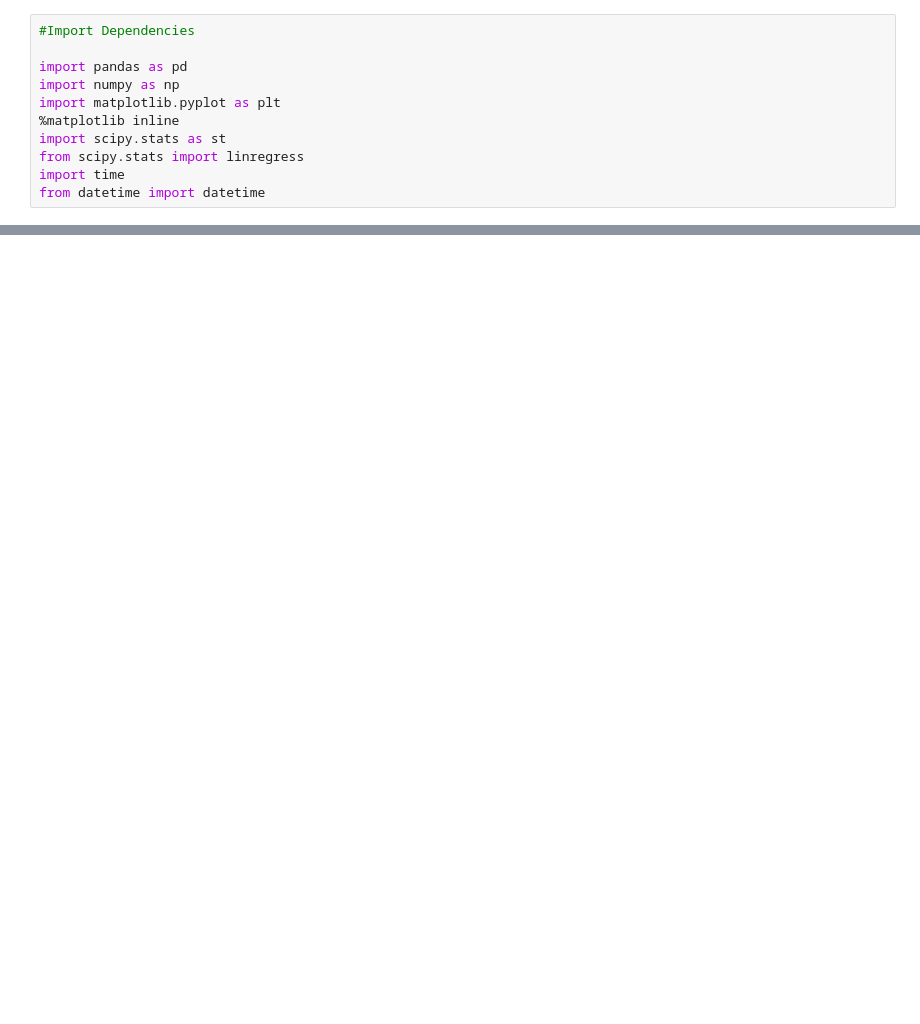
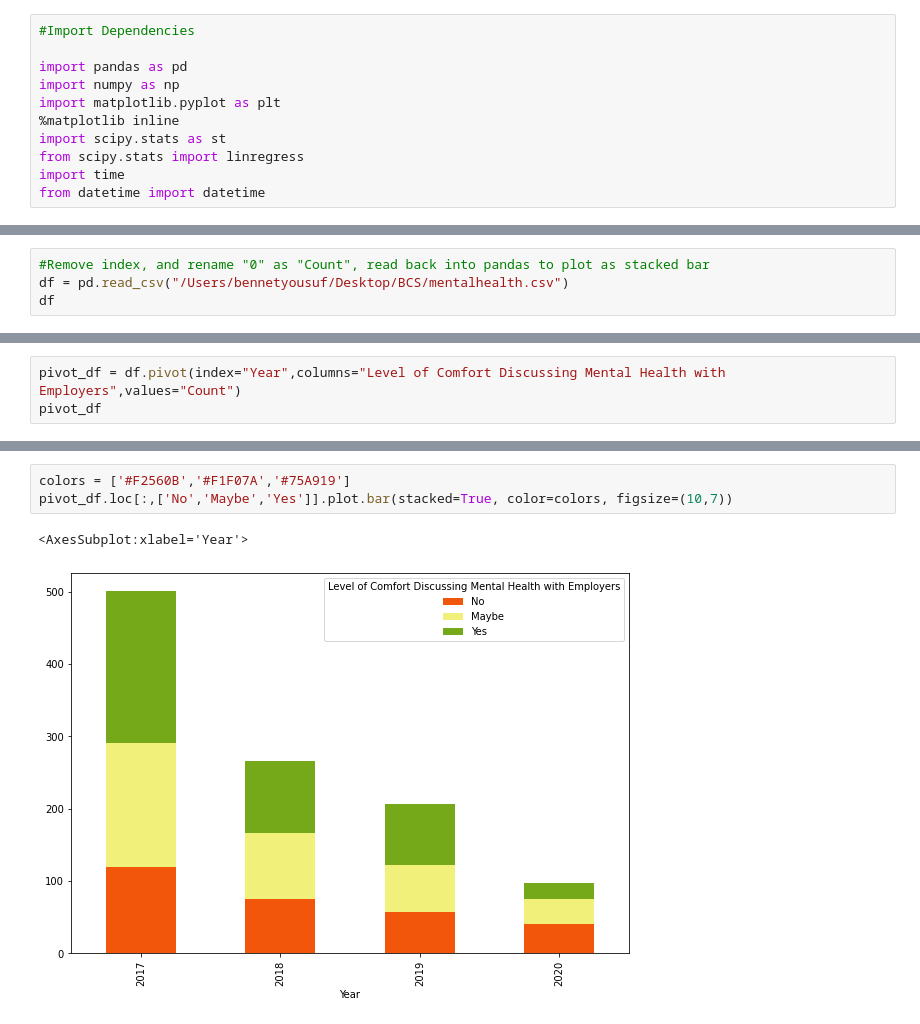
Before and after one commit to bennetyousuf/ProjectOne-MentalHealthinTech, a Jupyter notebook: Mental Health in Tech Data Cleanup.ipynb, the cells around one changed output, grey strips where cells are left out. Cells and saved outputs as stored; diff of their text form; blank space fills up the shorter version.

```diff
--- a/Mental Health in Tech Data Cleanup.ipynb
+++ b/Mental Health in Tech Data Cleanup.ipynb
@@ -186,0 +475,4 @@ count_drug_regimen_df.plot(kind = "bar", title = "Total Measurements per Drug Re
+# %%
+#Remove index, and rename "0" as "Count", read back into pandas to plot as stacked bar
+df = pd.read_csv("/Users/bennetyousuf/Desktop/BCS/mentalhealth.csv")
+df
@@ -186,0 +501,3 @@ count_drug_regimen_df.plot(kind = "bar", title = "Total Measurements per Drug Re
+# %%
+pivot_df = df.pivot(index="Year",columns="Level of Comfort Discussing Mental Health with Employers",values="Count")
+pivot_df
@@ -186,0 +511,6 @@ count_drug_regimen_df.plot(kind = "bar", title = "Total Measurements per Drug Re
+# %%
+colors = ['#F2560B','#F1F07A','#75A919']
+pivot_df.loc[:,['No','Maybe','Yes']].plot.bar(stacked=True, color=colors, figsize=(10,7))
+# %% [output]
+<AxesSubplot:xlabel='Year'>
+[figure, added]
```
Also changed, not shown: parts of 64 cells of this notebook, 3 other files.
